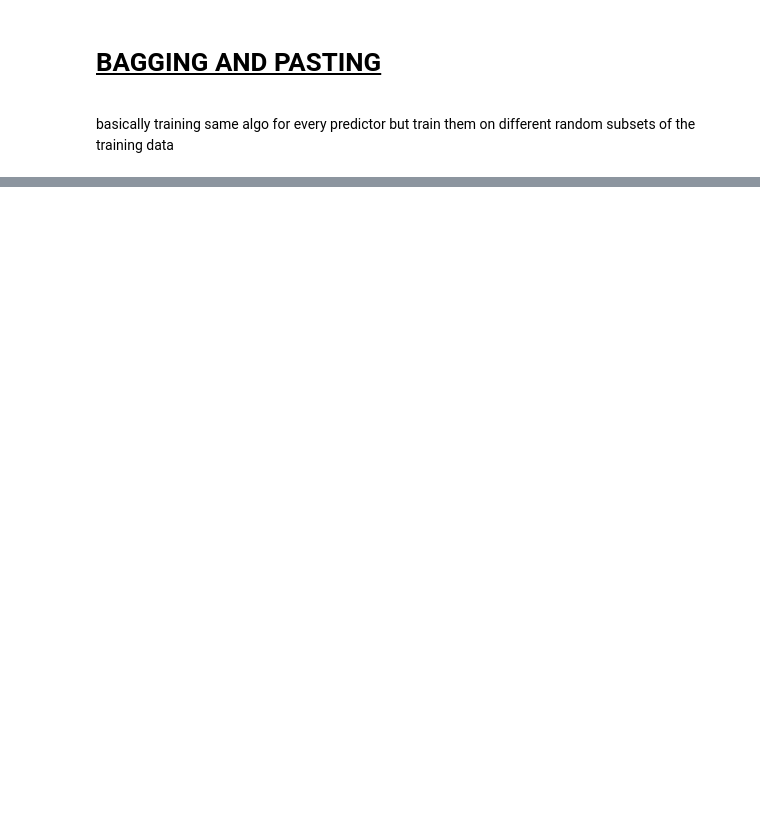
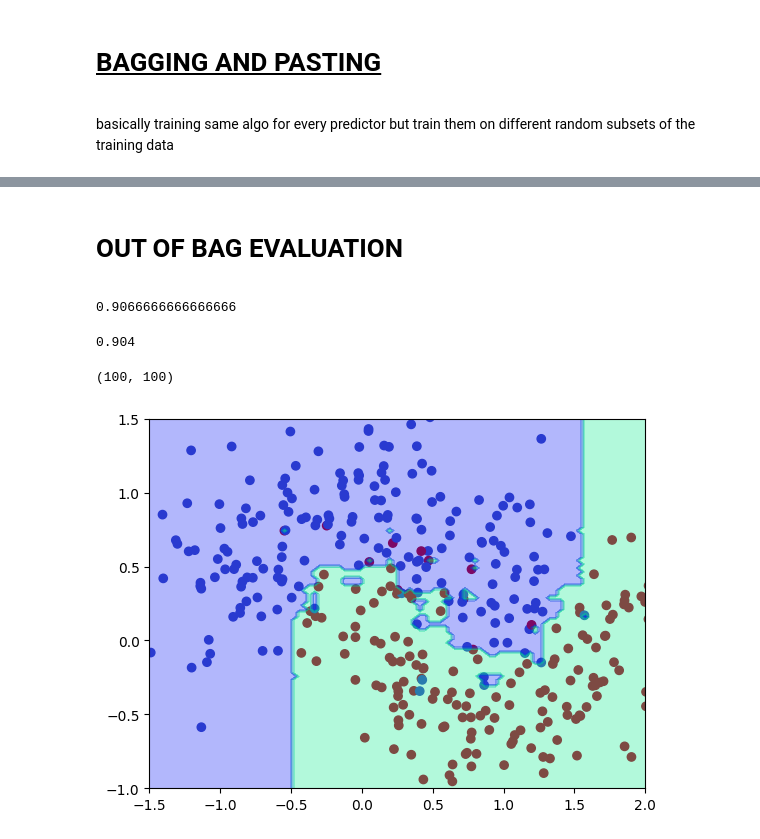
Before and after one commit to LazySeagull/ensemble_learning_and_random_forest, a Jupyter notebook: ensemble_learning_and_random_forest.ipynb, the cells around one changed output, grey strips where cells are left out. Drawn from its saved outputs; the diff is of its cells as text; code cells hidden in the pictures; blank space fills up the shorter version.

```diff
--- a/ensemble_learning_and_random_forest.ipynb
+++ b/ensemble_learning_and_random_forest.ipynb
@@ -272,0 +273,23 @@ plt.show()
+# %% [markdown]
+<b><h1>OUT OF BAG EVALUATION
+# %%
+bag_clf = BaggingClassifier(
+    DecisionTreeClassifier() , n_estimators=500,
+    bootstrap=True , n_jobs = -1 , oob_score=True
+)
+
+bag_clf.fit(x_train , y_train)
+bag_clf.oob_score_
+# %% [output]
+0.9066666666666666
+# %%
+y_pred = bag_clf.predict(x_test)
+print(accuracy_score(y_test , y_pred))
+# %% [output]
+0.904
+# %%
+plot_(bag_clf , x_train , y_train)
+plt.show()
+# %% [output]
+(100, 100)
+[figure, added]
```
Also changed, not shown: parts of 10 cells of this notebook.
